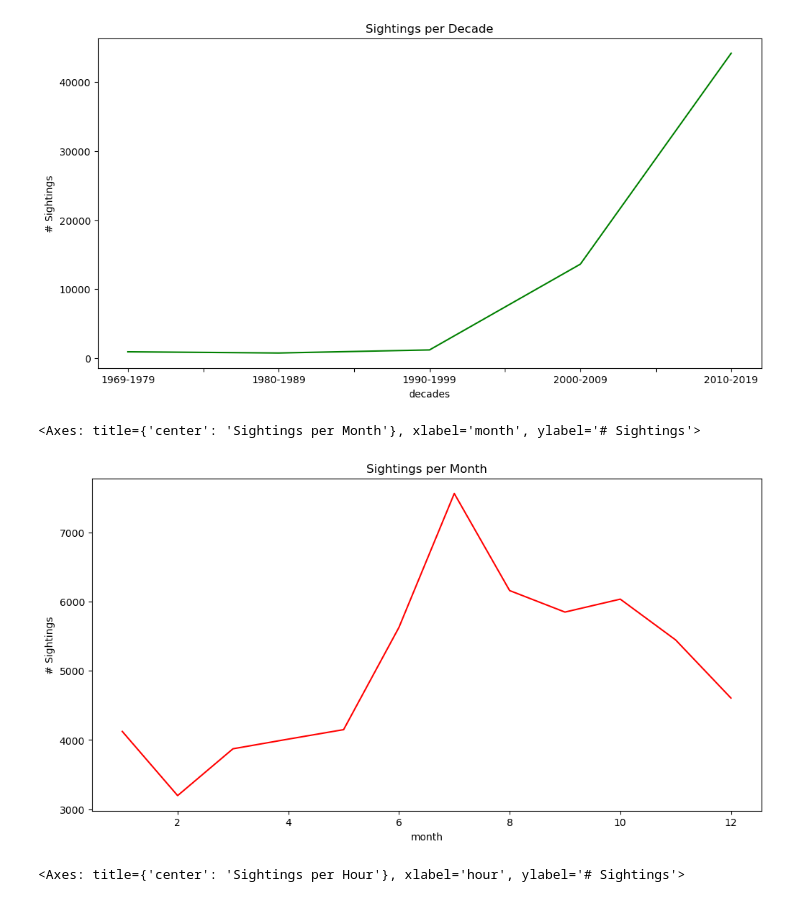
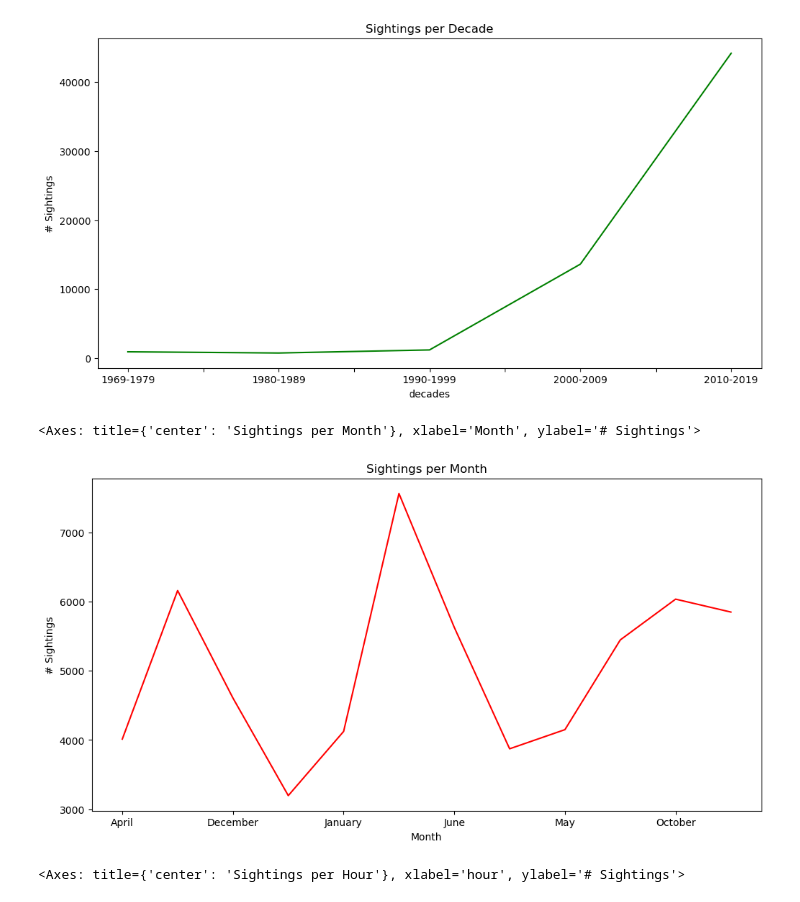
Before and after one commit to s-ellingwood/project-1, a Jupyter notebook: sightings_over_time-Chart.ipynb, the cells around one changed output. Cells and saved outputs as stored; diff of their text form; code cells hidden in the pictures.

Commit message:
Updated months in Chart to Month Names

```diff
--- a/sightings_over_time-Chart.ipynb
+++ b/sightings_over_time-Chart.ipynb
@@ -74,13 +74,15 @@ time_data['decades'].value_counts().sort_index().plot(kind='line', color='green'
 [figure]
 # %%
 # Count sightings per month and plot
-time_data['month'].value_counts().sort_index().plot(kind='line', color='red',
+time_data["Month Name"] = time_data["month"].map({1:"January", 2:"February", 3:"March", 4:"April", 5:"May", 6:"June", 7:"July", 8:"August", 9:"September", 10:"October", 11:"November", 12:"December"})
+time_data['Month Name'].value_counts().sort_index().plot(kind='line', color='red',
                                                    ylabel='# Sightings',
+                                                   xlabel='Month',
                                                    title='Sightings per Month',
                                                    figsize=(12,6))
 # %% [output]
-<Axes: title={'center': 'Sightings per Month'}, xlabel='month', ylabel='# Sightings'>
+<Axes: title={'center': 'Sightings per Month'}, xlabel='Month', ylabel='# Sightings'>
-[figure, old version]
+[figure, new version]
 # %%
 # Count sightings per hour and plot
 time_data['hour'].value_counts().sort_index().plot(kind='line', color='blue',
```
Also changed, not shown: 1 other file.
